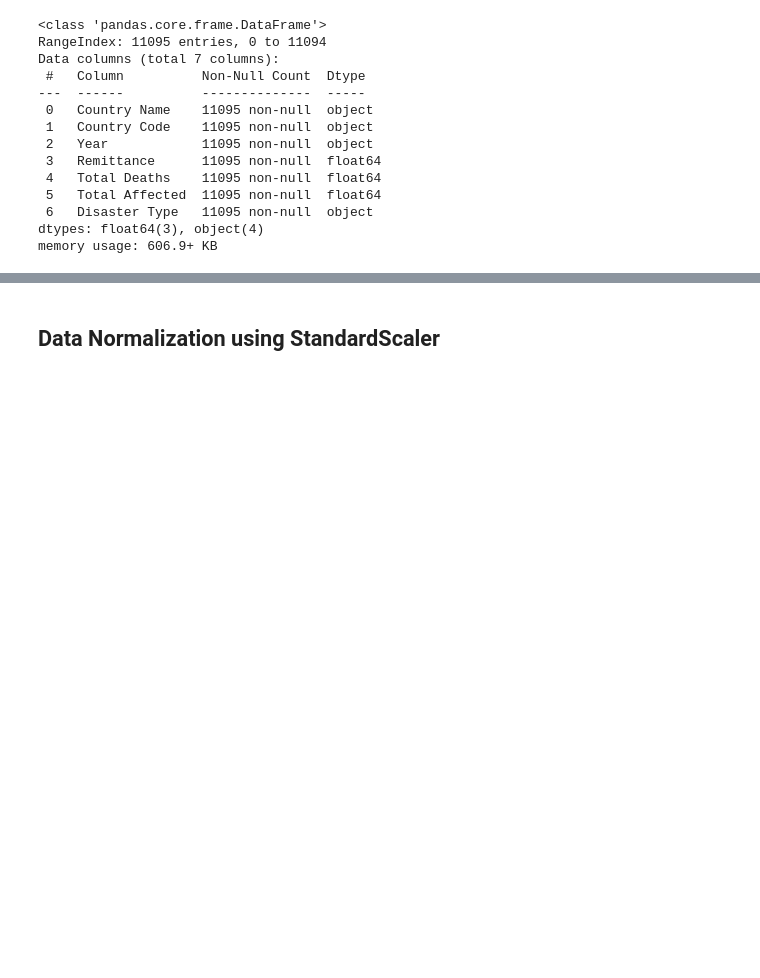
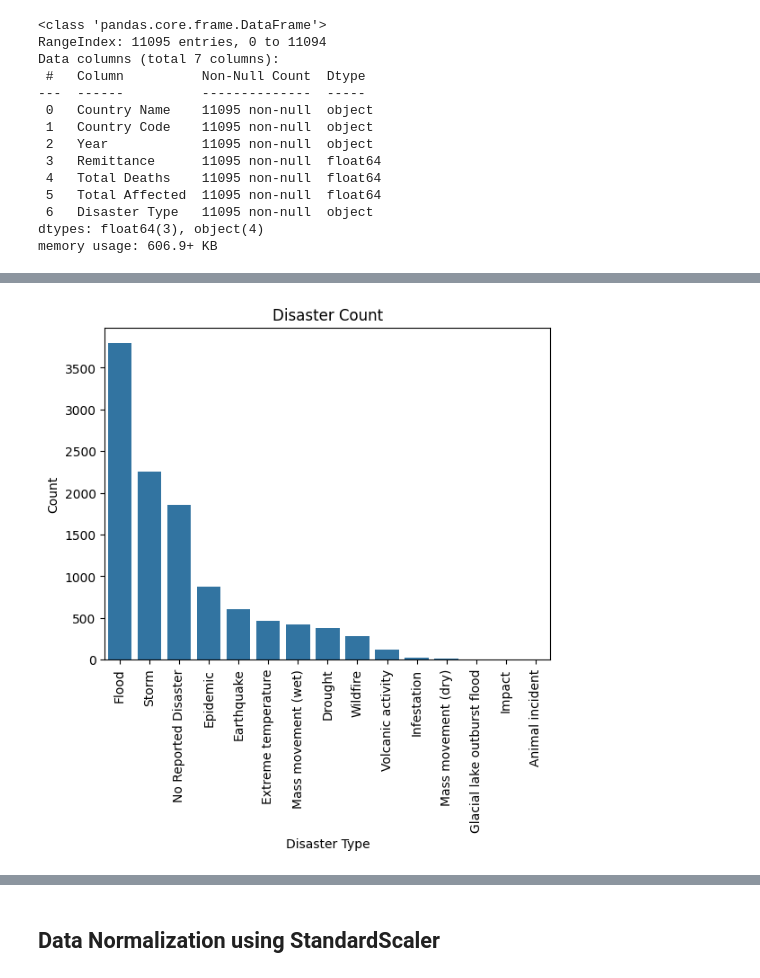
Before and after one commit to PowerBIhamoye/NaturalDisasterRemittanceFlow, a Jupyter notebook: remittance.ipynb, the cells around one changed output, grey strips where cells are left out. Saved outputs shown, nothing was run; the diff lists cells and outputs as text; code cells hidden in the pictures; blank space fills up the shorter version.

Commit message:
Added visuals

```diff
--- a/remittance.ipynb
+++ b/remittance.ipynb
@@ -481,0 +453,4 @@ top_remittance
+# %%
+# this cell gets every disaster and counts the amount of time it occurred
+disasters = merged_data["Disaster Type"].value_counts(ascending=False).reset_index()
+disasters
@@ -481,0 +474,7 @@ top_remittance
+# %%
+sns.barplot(x="Disaster Type", y="count", data=disasters);
+plt.title("Disaster Count");
+plt.xticks(rotation=90);
+plt.ylabel("Count");
+# %% [output]
+[figure, added]
```
Also changed, not shown: parts of 11 cells of this notebook.
